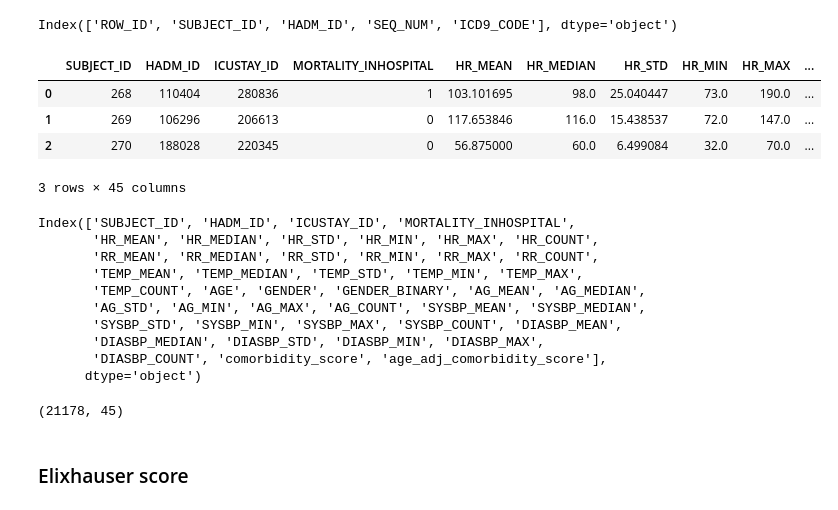
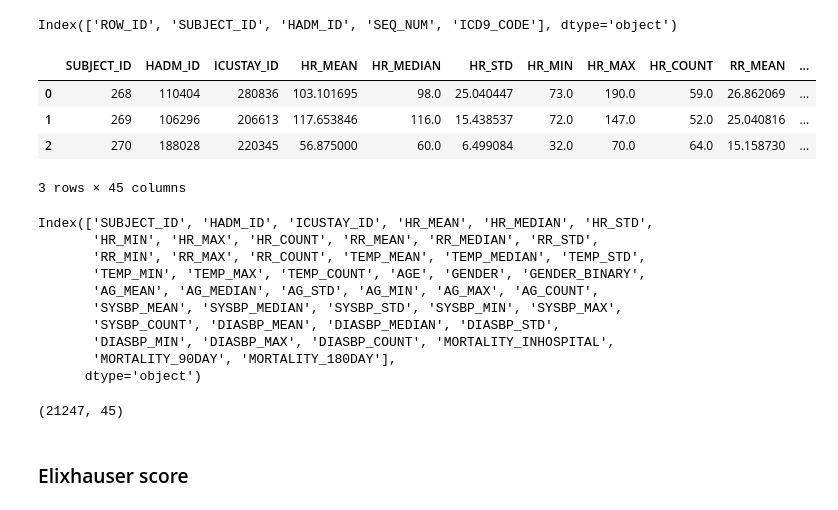
Before and after one commit to melicoretta/DataScience2, a Jupyter notebook: Elixhauser.ipynb, the cells around one changed output. Cells and saved outputs as stored; diff of their text form; code cells hidden in the pictures.

```diff
--- a/Elixhauser.ipynb
+++ b/Elixhauser.ipynb
@@ -47,31 +28,31 @@ diagnoses.columns
 # %% [output]
 Index(['ROW_ID', 'SUBJECT_ID', 'HADM_ID', 'SEQ_NUM', 'ICD9_CODE'], dtype='object')
 # %%
-df = pd.read_csv('hr_rr_t_ag_dbp_sbp_age_gender_mortality_elixhauser.csv')
+df = pd.read_csv('hr_rr_t_ag_dbp_sbp_age_gender_mortality.csv')
 df.head(3)
 # %% [output]
-|  | SUBJECT_ID | HADM_ID | ICUSTAY_ID | MORTALITY_INHOSPITAL | HR_MEAN | HR_MEDIAN | HR_STD | HR_MIN | HR_MAX | ... |
-| 0 | 268 | 110404 | 280836 | 1 | 103.101695 | 98.0 | 25.040447 | 73.0 | 190.0 | ... |
-| 1 | 269 | 106296 | 206613 | 0 | 117.653846 | 116.0 | 15.438537 | 72.0 | 147.0 | ... |
-| 2 | 270 | 188028 | 220345 | 0 | 56.875000 | 60.0 | 6.499084 | 32.0 | 70.0 | ... |
+|  | SUBJECT_ID | HADM_ID | ICUSTAY_ID | HR_MEAN | HR_MEDIAN | HR_STD | HR_MIN | HR_MAX | HR_COUNT | RR_MEAN | ... |
+| 0 | 268 | 110404 | 280836 | 103.101695 | 98.0 | 25.040447 | 73.0 | 190.0 | 59.0 | 26.862069 | ... |
+| 1 | 269 | 106296 | 206613 | 117.653846 | 116.0 | 15.438537 | 72.0 | 147.0 | 52.0 | 25.040816 | ... |
+| 2 | 270 | 188028 | 220345 | 56.875000 | 60.0 | 6.499084 | 32.0 | 70.0 | 64.0 | 15.158730 | ... |
 3 rows × 45 columns
 # %%
 df.columns
 # %% [output]
-Index(['SUBJECT_ID', 'HADM_ID', 'ICUSTAY_ID', 'MORTALITY_INHOSPITAL',
-       'HR_MEAN', 'HR_MEDIAN', 'HR_STD', 'HR_MIN', 'HR_MAX', 'HR_COUNT',
-       'RR_MEAN', 'RR_MEDIAN', 'RR_STD', 'RR_MIN', 'RR_MAX', 'RR_COUNT',
-       'TEMP_MEAN', 'TEMP_MEDIAN', 'TEMP_STD', 'TEMP_MIN', 'TEMP_MAX',
-       'TEMP_COUNT', 'AGE', 'GENDER', 'GENDER_BINARY', 'AG_MEAN', 'AG_MEDIAN',
-       'AG_STD', 'AG_MIN', 'AG_MAX', 'AG_COUNT', 'SYSBP_MEAN', 'SYSBP_MEDIAN',
-       'SYSBP_STD', 'SYSBP_MIN', 'SYSBP_MAX', 'SYSBP_COUNT', 'DIASBP_MEAN',
-       'DIASBP_MEDIAN', 'DIASBP_STD', 'DIASBP_MIN', 'DIASBP_MAX',
-       'DIASBP_COUNT', 'comorbidity_score', 'age_adj_comorbidity_score'],
+Index(['SUBJECT_ID', 'HADM_ID', 'ICUSTAY_ID', 'HR_MEAN', 'HR_MEDIAN', 'HR_STD',
+       'HR_MIN', 'HR_MAX', 'HR_COUNT', 'RR_MEAN', 'RR_MEDIAN', 'RR_STD',
+       'RR_MIN', 'RR_MAX', 'RR_COUNT', 'TEMP_MEAN', 'TEMP_MEDIAN', 'TEMP_STD',
+       'TEMP_MIN', 'TEMP_MAX', 'TEMP_COUNT', 'AGE', 'GENDER', 'GENDER_BINARY',
+       'AG_MEAN', 'AG_MEDIAN', 'AG_STD', 'AG_MIN', 'AG_MAX', 'AG_COUNT',
+       'SYSBP_MEAN', 'SYSBP_MEDIAN', 'SYSBP_STD', 'SYSBP_MIN', 'SYSBP_MAX',
+       'SYSBP_COUNT', 'DIASBP_MEAN', 'DIASBP_MEDIAN', 'DIASBP_STD',
+       'DIASBP_MIN', 'DIASBP_MAX', 'DIASBP_COUNT', 'MORTALITY_INHOSPITAL',
+       'MORTALITY_90DAY', 'MORTALITY_180DAY'],
       dtype='object')
 # %%
 df.shape
 # %% [output]
-(21178, 45)
+(21247, 45)
 # %% [markdown]
 ### Elixhauser score
 # %%
```
Also changed, not shown: parts of 7 cells of this notebook, 3 other files.
